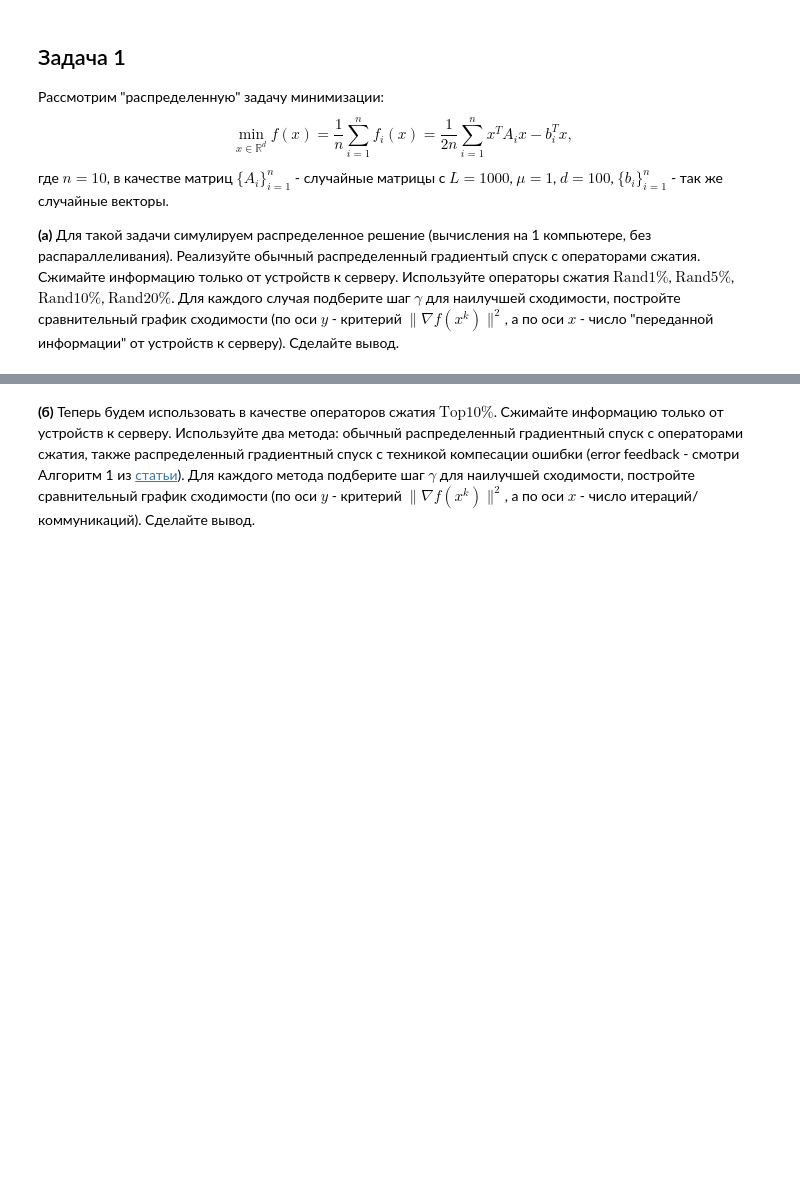
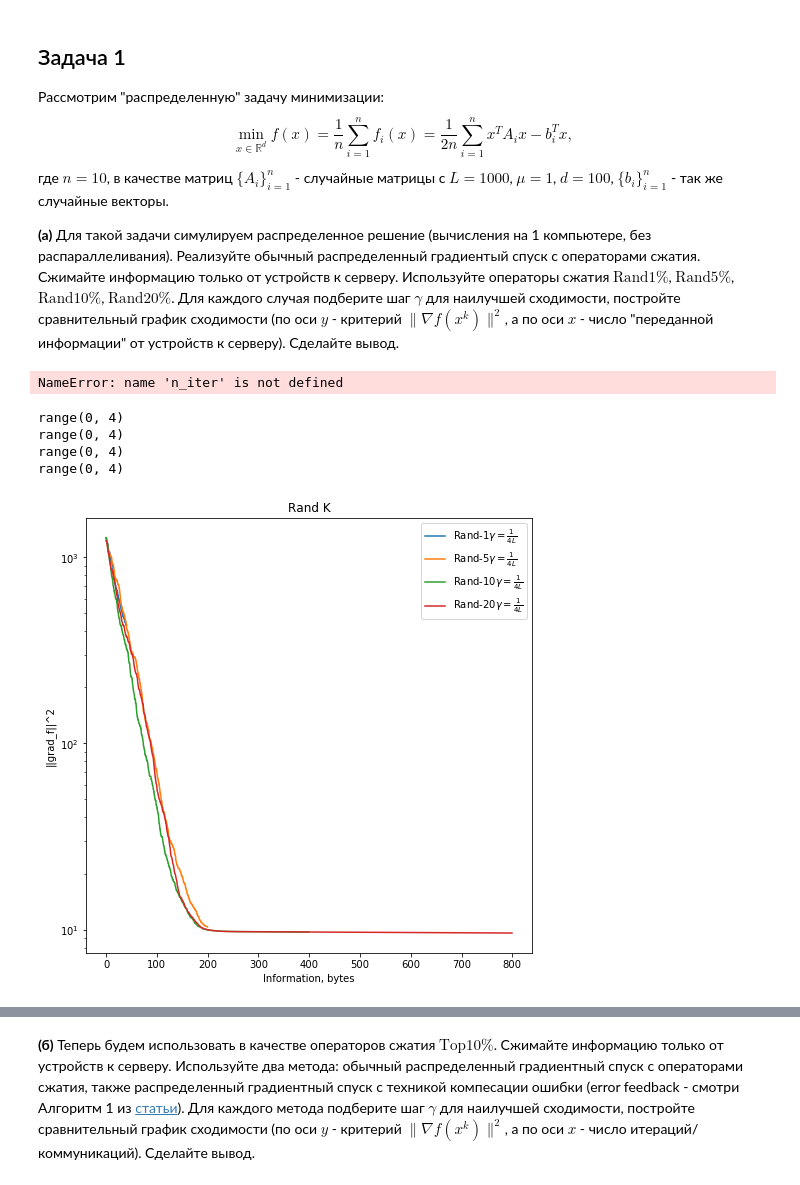
Before and after one commit to k2a07/MIPT-homeworks, a Jupyter notebook: Acharya_Kirill_Optimization_HW_7.ipynb, the cells around one changed output, grey strips where cells are left out. Saved outputs shown, nothing was run; the diff lists cells and outputs as text; code cells hidden in the pictures; blank space fills up the shorter version.

```diff
--- a/Acharya_Kirill_Optimization_HW_7.ipynb
+++ b/Acharya_Kirill_Optimization_HW_7.ipynb
@@ -25,0 +52,35 @@ __(а)__ Для такой задачи симулируем распредел
+# %%
+#applying our algorithms
+x, y, labels = [], [], []
+FLOAT_BYTES = 4
+
+compression_coeffs = [0.01, 0.05, 0.1, 0.2]
+#n_iter_list = [int(1000 / (100*n)) for n in compression_coeffs]
+rand_k_params_list = [int(args['d'] * v) for v in compression_coeffs]
+
+def rand_k_gd_gamma_th(k, f, grad_f, x_k, x_true, args):
+        return 1/(4 * args['L'])
+
+for i in range(len(compression_coeffs)):
+    information = [compression_coeffs[i] * FLOAT_BYTES * _ for _ in range(n_iter)]
+    x.append(information)
+
+    rand_k_gd_th = opt.GradientOptimizer(d_f_quad, d_f_quad_grad, x_0, criterium = '||grad_f(x_k)||',
+                                        args = args, n_iter = n_iter, gamma_k = rand_k_gd_gamma_th, n_workers = args['n_workers'],
+                                        rand_k_activate = True, rand_k_param =  rand_k_params_list[i])
+
+    points_arr, differences_arr, times_arr = rand_k_gd_th.descent()
+
+    y.append(differences_arr)
+    #labels.append(r"Rand-, $\gamma = \frac{%i}{4L}$" % 1)
+    labels.append(r"Rand-$%i   \gamma = \frac{1}{4L}$" % rand_k_params_list[i])
+# %% [output]
+NameError: name 'n_iter' is not defined
+# %%
+opt.plot_graphs(x, y, x_label = "Information, bytes", lines_labels = labels, title = "Rand K", logscale = True, criteria_type = "||grad_f||^2")
+# %% [output]
+range(0, 4)
+range(0, 4)
+range(0, 4)
+range(0, 4)
+[figure, added]
```
Also changed, not shown: parts of 5 cells of this notebook.
